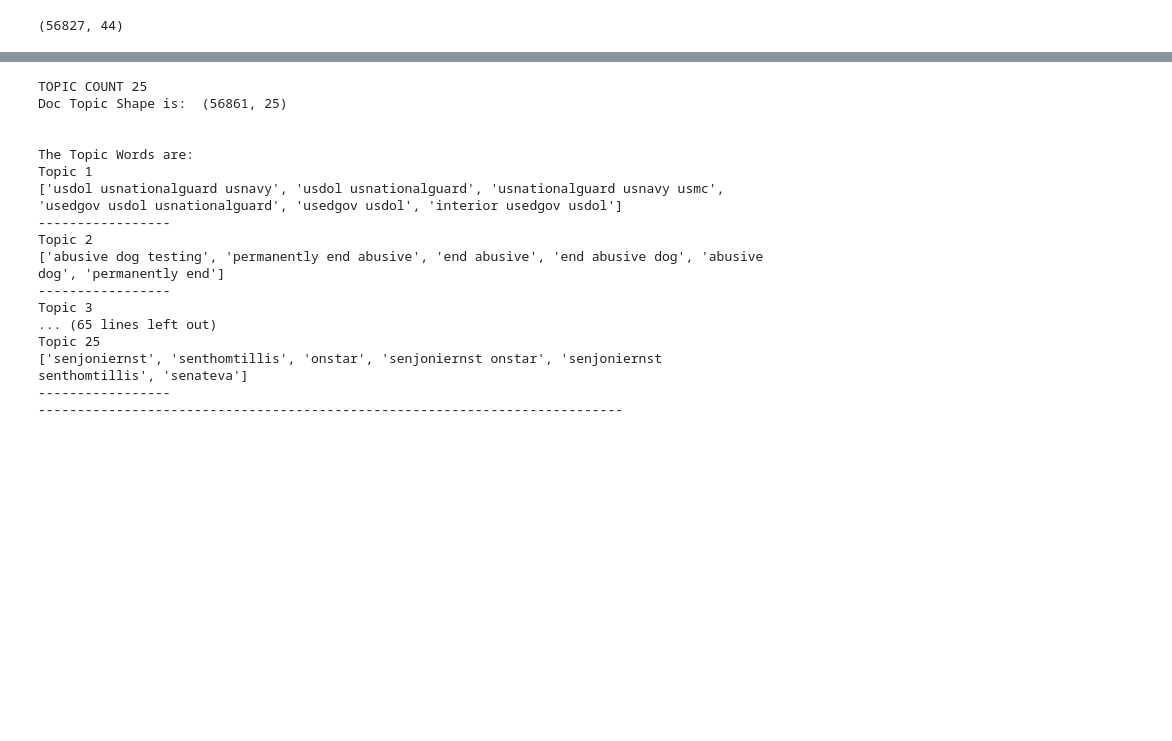
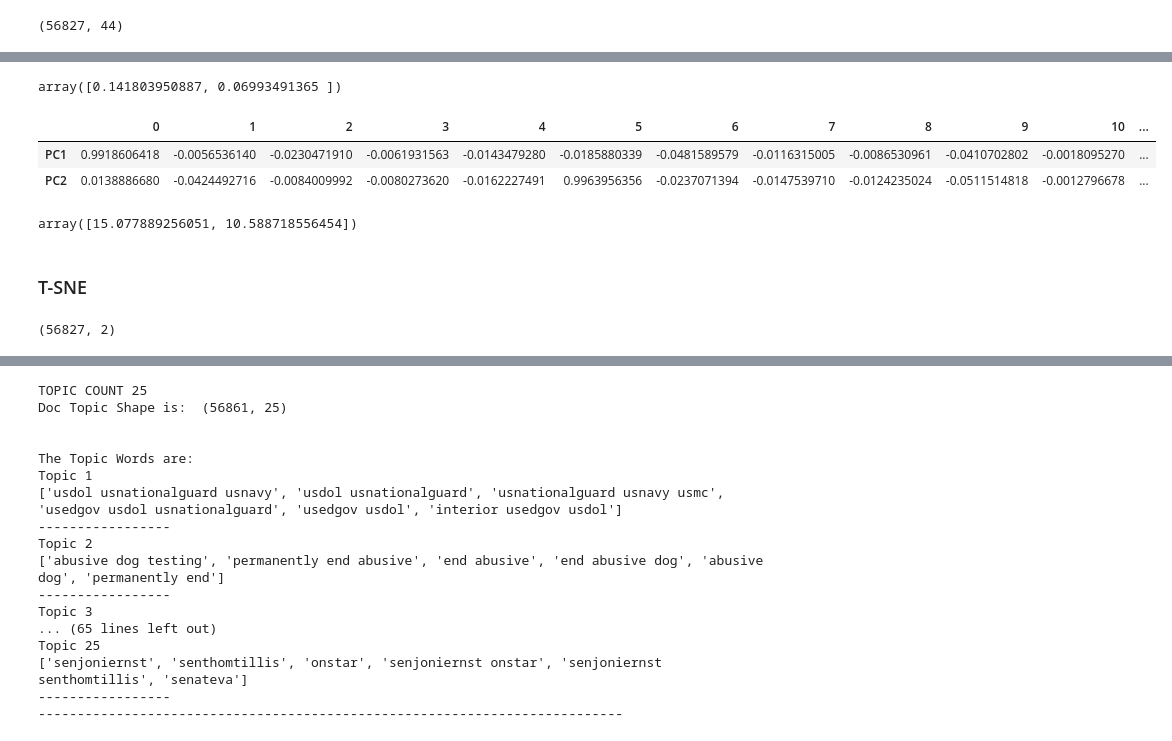
Before and after one commit to rhyscarter86/project_04_va_tweets, a Jupyter notebook: project_04_file3_vectorization_and_topic_modeling.ipynb, the cells around one changed output, grey strips where cells are left out. Saved outputs shown, nothing was run; the diff lists cells and outputs as text; code cells hidden in the pictures; blank space fills up the shorter version.

```diff
--- a/project_04_file3_vectorization_and_topic_modeling.ipynb
+++ b/project_04_file3_vectorization_and_topic_modeling.ipynb
@@ -273,0 +282,5 @@ df_aug2020_feb2021_copy_w_sentiment_pickle.shape
+# %%
+# Take all of the data and plot it on 2 dimensions
+pca = PCA(n_components=2)
+pca.fit(nmf_cvec_25_topics_doc_topic)
+pcafeatures_train = pca.transform(nmf_cvec_25_topics_doc_topic)
@@ -273,0 +307,20 @@ df_aug2020_feb2021_copy_w_sentiment_pickle.shape
+# %%
+pca.explained_variance_ratio_
+# %% [output]
+array([0.141803950887, 0.06993491365 ])
+# %%
+# to understand the importance of each variable in each PC, look at the correlations:
+
+pd.DataFrame(pca.components_, index = ['PC1','PC2'])
+
+# remember, signs don't matter, just direction in space
+# %% [output]
+|  | 0 | 1 | 2 | 3 | 4 | 5 | 6 | 7 | 8 | 9 | 10 | ... |
+| PC1 | 0.9918606418 | -0.0056536140 | -0.0230471910 | -0.0061931563 | -0.0143479280 | -0.0185880339 | -0.0481589579 | -0.0116315005 | -0.0086530961 | -0.0410702802 | -0.0018095270 | ... |
+| PC2 | 0.0138886680 | -0.0424492716 | -0.0084009992 | -0.0080273620 | -0.0162227491 | 0.9963956356 | -0.0237071394 | -0.0147539710 | -0.0124235024 | -0.0511514818 | -0.0012796678 | ... |
+# %%
+pca.singular_values_
+# %% [output]
+array([15.077889256051, 10.588718556454])
+# %% [markdown]
+### T-SNE
@@ -273,0 +340,4 @@ df_aug2020_feb2021_copy_w_sentiment_pickle.shape
+# %%
+low_data.shape
+# %% [output]
+(56827, 2)
```
Also changed, not shown: parts of 27 cells of this notebook.
